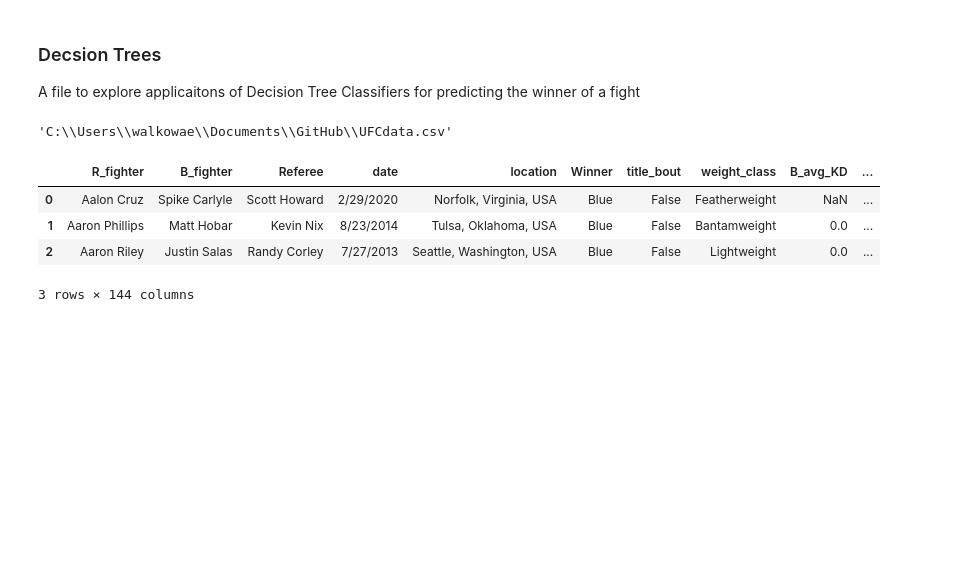
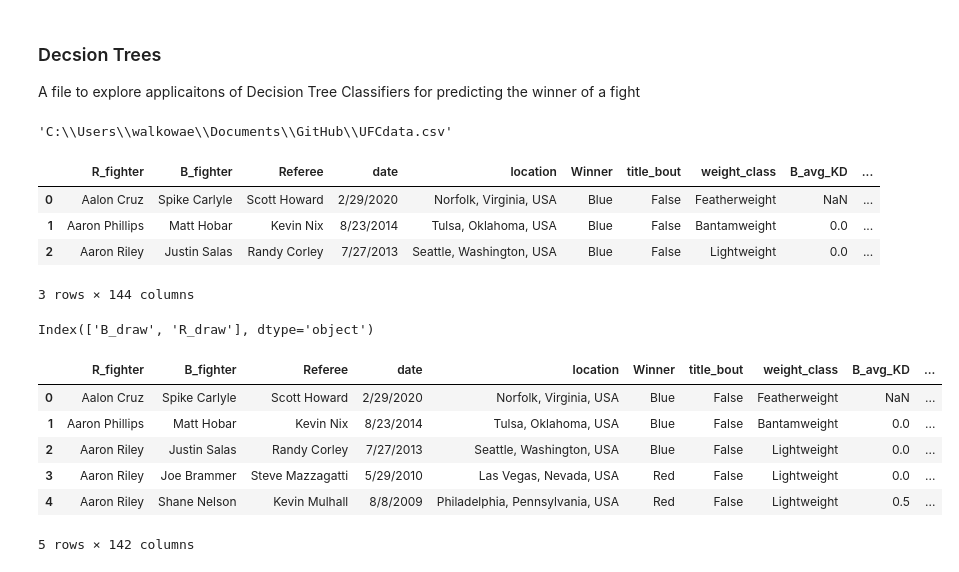
Before and after one commit to rhit-walkowae/ufcPredictionProject, a Jupyter notebook: DecisionTreeBrainstorming.ipynb, the cells around one changed output. Drawn from its saved outputs; the diff is of its cells as text; code cells hidden in the pictures; blank space fills up the shorter version.

```diff
--- a/DecisionTreeBrainstorming.ipynb
+++ b/DecisionTreeBrainstorming.ipynb
@@ -21,3 +27,18 @@ df.head(3)
 | 1 | Aaron Phillips | Matt Hobar | Kevin Nix | 8/23/2014 | Tulsa, Oklahoma, USA | Blue | False | Bantamweight | 0.0 | ... |
 | 2 | Aaron Riley | Justin Salas | Randy Corley | 7/27/2013 | Seattle, Washington, USA | Blue | False | Lightweight | 0.0 | ... |
 3 rows × 144 columns
+# %%
+nunique = df.nunique()
+cols_to_drop = nunique[nunique == 1].index
+print(cols_to_drop)
+df = df.drop(cols_to_drop, axis=1)
+df.head()
+# %% [output]
+Index(['B_draw', 'R_draw'], dtype='object')
+|  | R_fighter | B_fighter | Referee | date | location | Winner | title_bout | weight_class | B_avg_KD | ... |
+| 0 | Aalon Cruz | Spike Carlyle | Scott Howard | 2/29/2020 | Norfolk, Virginia, USA | Blue | False | Featherweight | NaN | ... |
+| 1 | Aaron Phillips | Matt Hobar | Kevin Nix | 8/23/2014 | Tulsa, Oklahoma, USA | Blue | False | Bantamweight | 0.0 | ... |
+| 2 | Aaron Riley | Justin Salas | Randy Corley | 7/27/2013 | Seattle, Washington, USA | Blue | False | Lightweight | 0.0 | ... |
+| 3 | Aaron Riley | Joe Brammer | Steve Mazzagatti | 5/29/2010 | Las Vegas, Nevada, USA | Red | False | Lightweight | 0.0 | ... |
+| 4 | Aaron Riley | Shane Nelson | Kevin Mulhall | 8/8/2009 | Philadelphia, Pennsylvania, USA | Red | False | Lightweight | 0.5 | ... |
+5 rows × 142 columns
```
Also changed, not shown: parts of 18 cells of this notebook, 1 other file.
